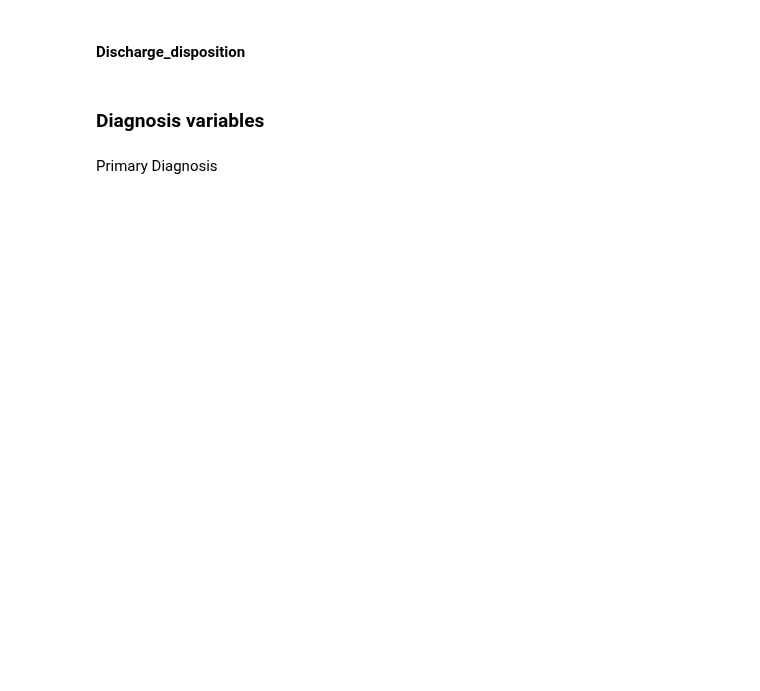
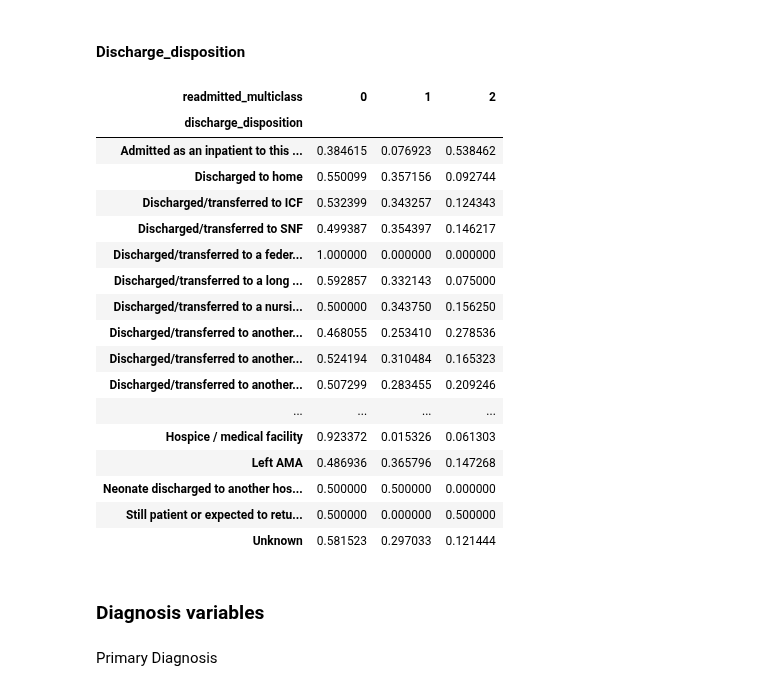
Before and after one commit to ontenkutsenko/ML_Hospital_Readmissions, a Jupyter notebook: Multiclass.ipynb, the cells around one changed output. Cells and saved outputs as stored; diff of their text form; code cells hidden in the pictures; blank space fills up the shorter version.

```diff
--- a/Multiclass.ipynb
+++ b/Multiclass.ipynb
@@ -169,11 +169,26 @@ df_train['discharge_disposition'] = df_train['discharge_disposition'].fillna("Un
 # %%
 # Same logic as before, calculate the proportion of each class within each 'discharge_disposition' and create columns accordingly
 counts_per_discharge_disposition = df_train.groupby(['discharge_disposition', 'readmitted_multiclass']).size()
 total_counts_per_discharge_disposition = df_train['discharge_disposition'].value_counts()
 
 discharge_disposition_proportion = counts_per_discharge_disposition.div(total_counts_per_discharge_disposition, level='discharge_disposition').unstack(fill_value=0)
-discharge_disposition_proportion_reset = discharge_disposition_proportion.reset_index()
-
-df_train = df_train.merge(discharge_disposition_proportion_reset, on='discharge_disposition', how='left')
-
-df_train.rename(columns={0: 'discharge_disposition_0', 1: 'discharge_disposition_1', 2: 'discharge_disposition_2'}, inplace=True)
+discharge_disposition_proportion
+# %% [output]
+| readmitted_multiclass | 0 | 1 | 2 |
+| discharge_disposition |  |  |  |
+| Admitted as an inpatient to this ... | 0.384615 | 0.076923 | 0.538462 |
+| Discharged to home | 0.550099 | 0.357156 | 0.092744 |
+| Discharged/transferred to ICF | 0.532399 | 0.343257 | 0.124343 |
+| Discharged/transferred to SNF | 0.499387 | 0.354397 | 0.146217 |
+| Discharged/transferred to a feder... | 1.000000 | 0.000000 | 0.000000 |
+| Discharged/transferred to a long ... | 0.592857 | 0.332143 | 0.075000 |
+| Discharged/transferred to a nursi... | 0.500000 | 0.343750 | 0.156250 |
+| Discharged/transferred to another... | 0.468055 | 0.253410 | 0.278536 |
+| Discharged/transferred to another... | 0.524194 | 0.310484 | 0.165323 |
+| Discharged/transferred to another... | 0.507299 | 0.283455 | 0.209246 |
+| ... | ... | ... | ... |
+| Hospice / medical facility | 0.923372 | 0.015326 | 0.061303 |
+| Left AMA | 0.486936 | 0.365796 | 0.147268 |
+| Neonate discharged to another hos... | 0.500000 | 0.500000 | 0.000000 |
+| Still patient or expected to retu... | 0.500000 | 0.000000 | 0.500000 |
+| Unknown | 0.581523 | 0.297033 | 0.121444 |
```
Also changed, not shown: parts of 18 cells of this notebook.
